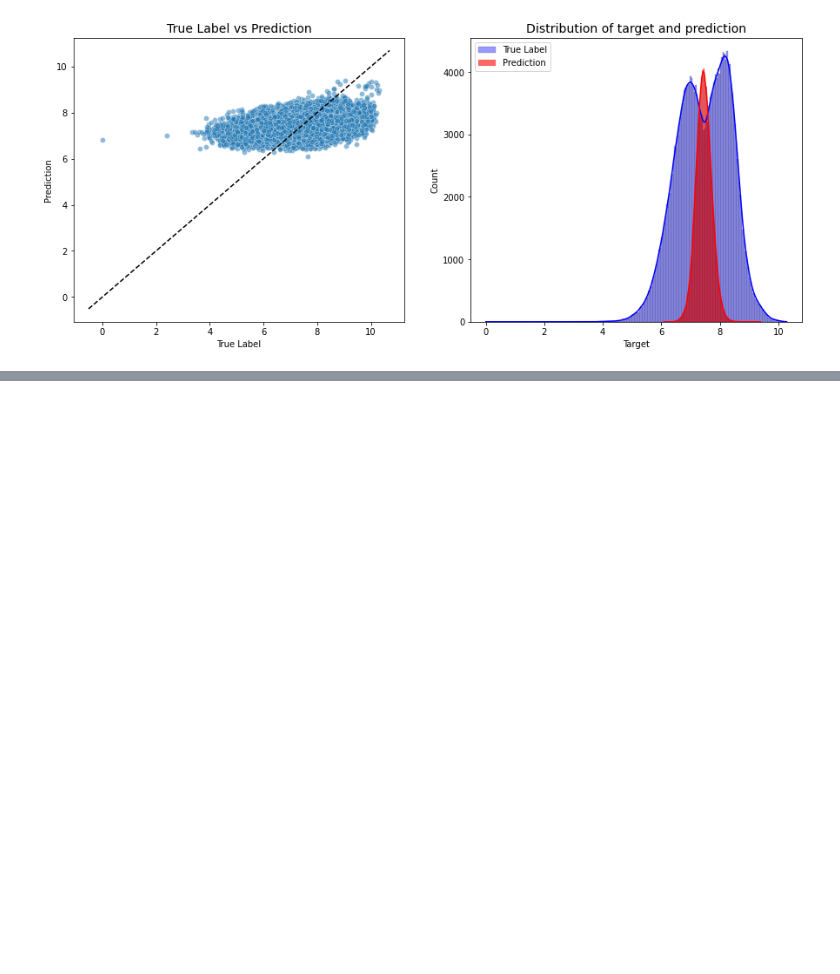
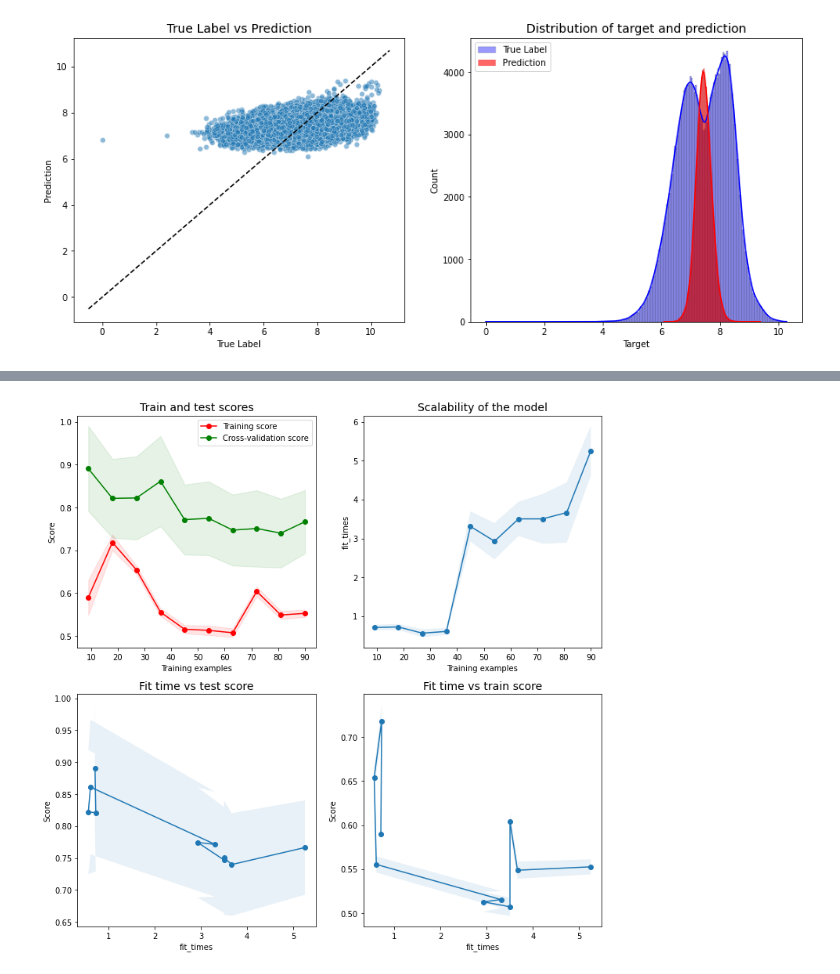
Before and after one commit to lucabasa/kaggle_competitions, a Jupyter notebook: tabular_playground/february/04_model_inspection.ipynb, the cells around one changed output, grey strips where cells are left out. Cells and saved outputs as stored; diff of their text form; code cells hidden in the pictures; blank space fills up the shorter version.

```diff
--- a/tabular_playground/february/04_model_inspection.ipynb
+++ b/tabular_playground/february/04_model_inspection.ipynb
@@ -134,0 +85,8 @@ NameError: name 'np' is not defined
+# %%
+mod_pipe = Pipeline([('pipe', full_pipe),
+                     ('lgb', lgb.LGBMRegressor(n_estimators=100, n_jobs=5))])
+
+plot_learning_curve(mod_pipe, train_set[:100], y[:100], scoring='neg_mean_squared_error', ylim=None, cv=folds,
+                        n_jobs=5, train_sizes=np.linspace(.1, 1.0, 10), title=None)
+# %% [output]
+[figure, added]
```
Also changed, not shown: parts of 9 cells of this notebook, 2 other files.
